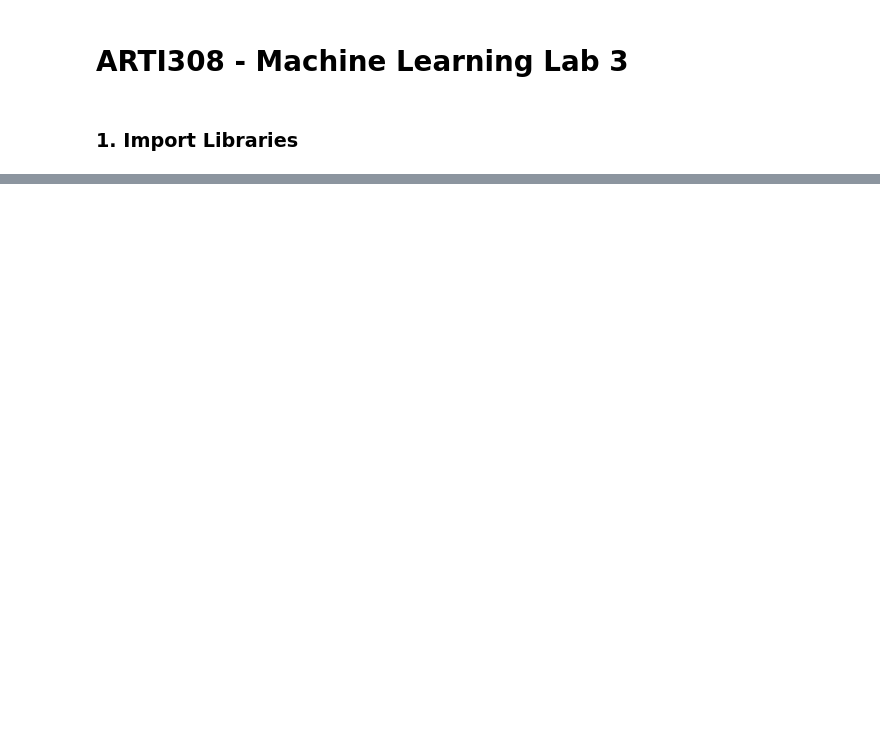
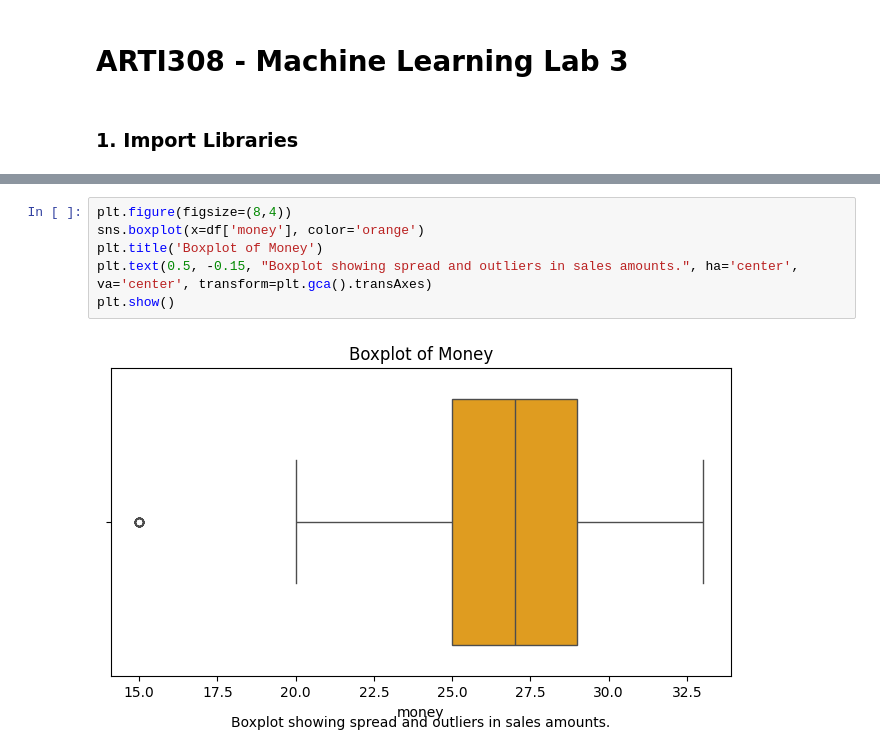
Before and after one commit to An4s0/Machine-learning, a Jupyter notebook: Lab3/lab3.ipynb, the cells around one changed output, grey strips where cells are left out. Cells and saved outputs as stored; diff of their text form; blank space fills up the shorter version.

```diff
--- a/Lab3/lab3.ipynb
+++ b/Lab3/lab3.ipynb
@@ -163,0 +101,8 @@ plt.show()
+# %%
+plt.figure(figsize=(8,4))
+sns.boxplot(x=df['money'], color='orange')
+plt.title('Boxplot of Money')
+plt.text(0.5, -0.15, "Boxplot showing spread and outliers in sales amounts.", ha='center', va='center', transform=plt.gca().transAxes)
+plt.show()
+# %% [output]
+[figure, added]
```
Also changed, not shown: parts of 60 cells of this notebook.
